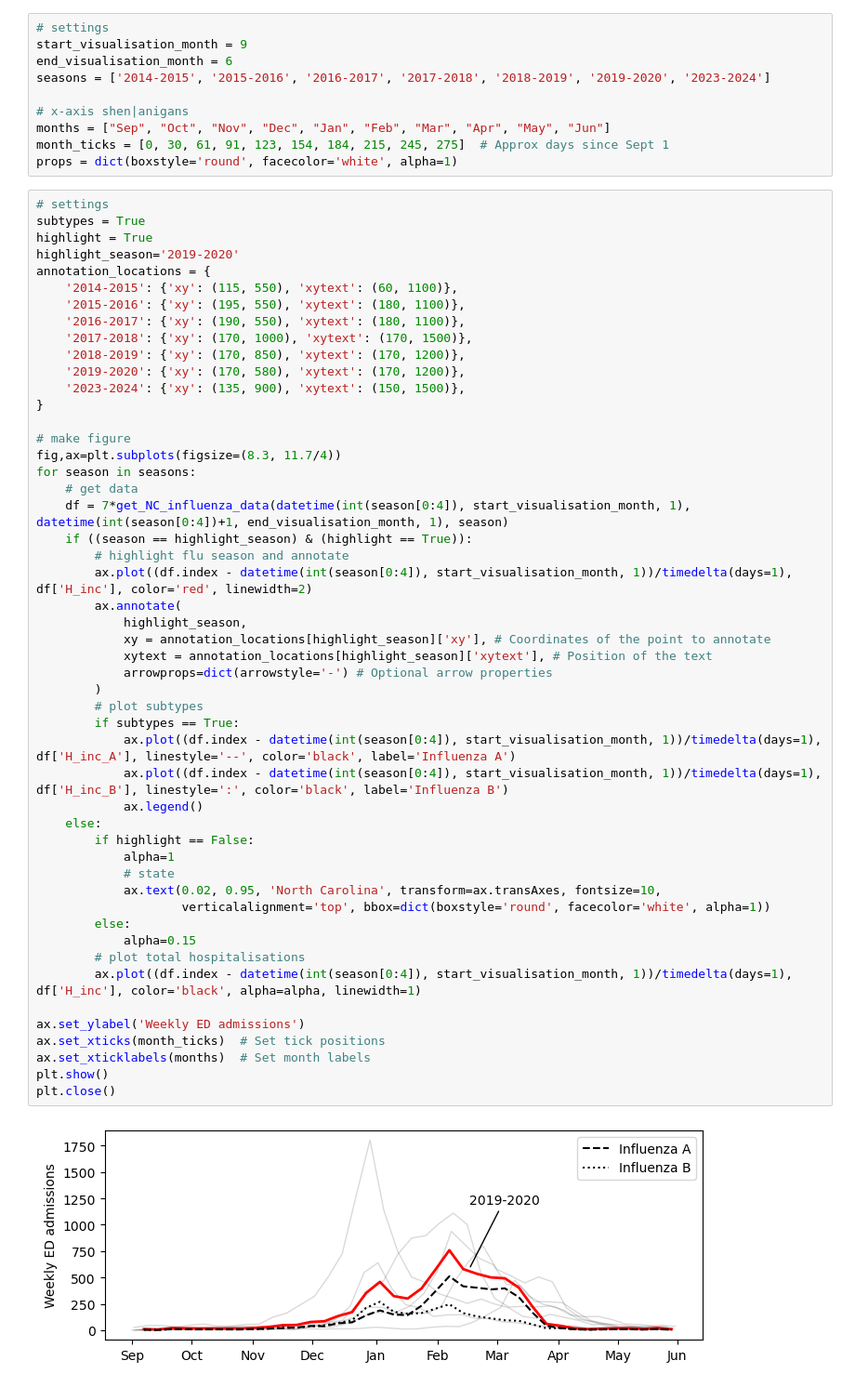
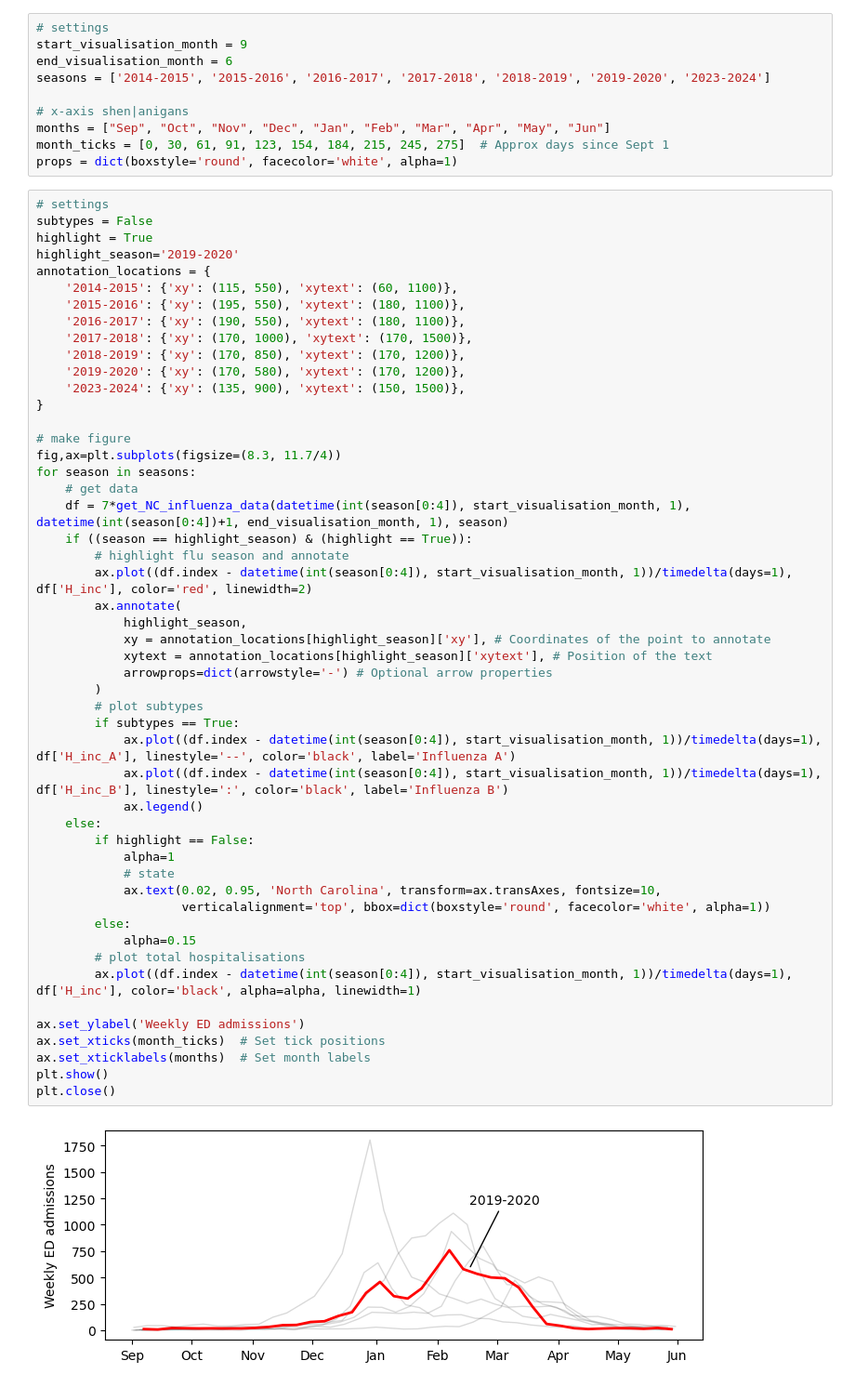
Before and after one commit to twallema/influenza-USA, a Jupyter notebook: scripts/NC_forecasts/manuscript/visualise_NC_data.ipynb, the cells around one changed output. Shown at 93% size. Drawn from its saved outputs; the diff is of its cells as text.

```diff
--- a/scripts/NC_forecasts/manuscript/visualise_NC_data.ipynb
+++ b/scripts/NC_forecasts/manuscript/visualise_NC_data.ipynb
@@ -14,7 +14,7 @@ month_ticks = [0, 30, 61, 91, 123, 154, 184, 215, 245, 275]  # Approx days since
 props = dict(boxstyle='round', facecolor='white', alpha=1)
 # %%
 # settings
-subtypes = True
+subtypes = False
 highlight = True
 highlight_season='2019-2020'
 annotation_locations = {
@@ -36,31 +36,31 @@ for season in seasons:
         # highlight flu season and annotate
         ax.plot((df.index - datetime(int(season[0:4]), start_visualisation_month, 1))/timedelta(days=1), df['H_inc'], color='red', linewidth=2)
         ax.annotate(
             highlight_season,
             xy = annotation_locations[highlight_season]['xy'], # Coordinates of the point to annotate
             xytext = annotation_locations[highlight_season]['xytext'], # Position of the text
             arrowprops=dict(arrowstyle='-') # Optional arrow properties
         )
         # plot subtypes
         if subtypes == True:
             ax.plot((df.index - datetime(int(season[0:4]), start_visualisation_month, 1))/timedelta(days=1), df['H_inc_A'], linestyle='--', color='black', label='Influenza A')
             ax.plot((df.index - datetime(int(season[0:4]), start_visualisation_month, 1))/timedelta(days=1), df['H_inc_B'], linestyle=':', color='black', label='Influenza B')
             ax.legend()
     else:
         if highlight == False:
             alpha=1
             # state
             ax.text(0.02, 0.95, 'North Carolina', transform=ax.transAxes, fontsize=10,
                     verticalalignment='top', bbox=dict(boxstyle='round', facecolor='white', alpha=1))
         else:
             alpha=0.15
         # plot total hospitalisations
         ax.plot((df.index - datetime(int(season[0:4]), start_visualisation_month, 1))/timedelta(days=1), df['H_inc'], color='black', alpha=alpha, linewidth=1)
 
 ax.set_ylabel('Weekly ED admissions')
 ax.set_xticks(month_ticks)  # Set tick positions
 ax.set_xticklabels(months)  # Set month labels
 plt.show()
 plt.close()
 # %% [output]
-[figure, old version]
+[figure, new version]
```
Also changed, not shown: 3 other files.
